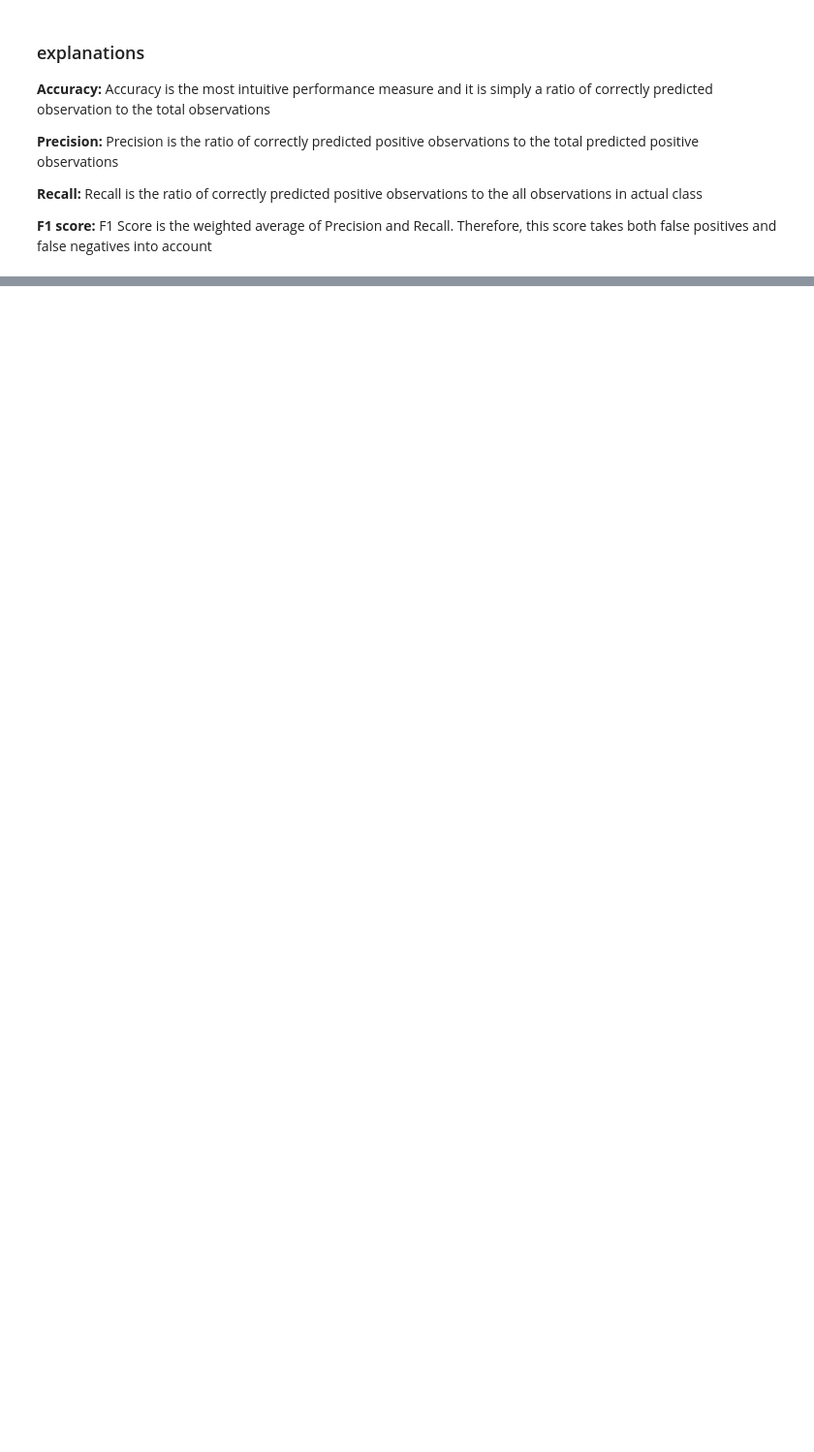
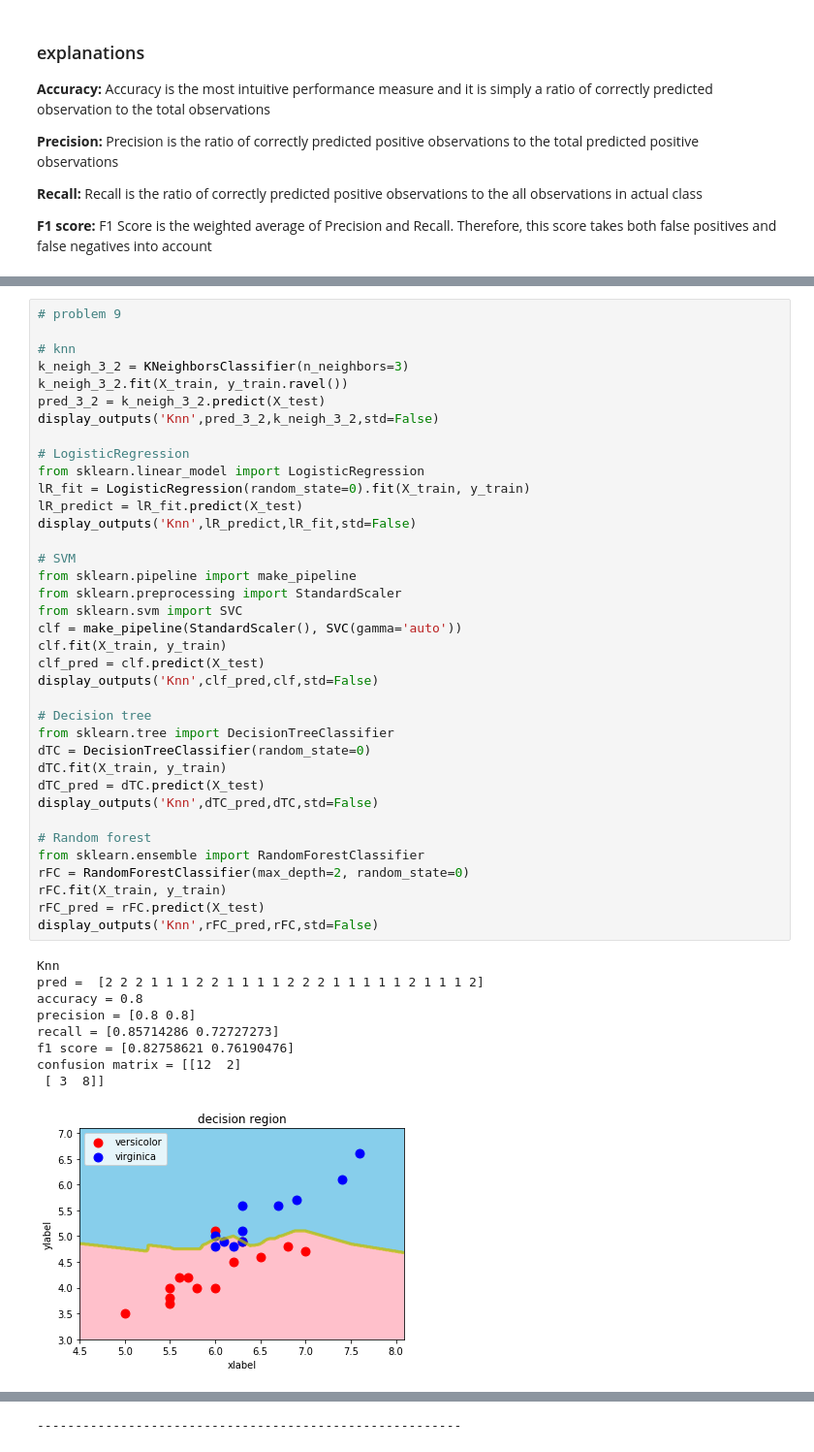
Before and after one commit to cedjustin/AI, a Jupyter notebook: week4preclass1.ipynb, the cells around one changed output, grey strips where cells are left out. Shown at 97% size. Cells and saved outputs as stored; diff of their text form; blank space fills up the shorter version.

```diff
--- a/week4preclass1.ipynb
+++ b/week4preclass1.ipynb
@@ -230,0 +312,47 @@ TypeError: unhashable type: 'numpy.ndarray'
+# %%
+# problem 9
+
+# knn
+k_neigh_3_2 = KNeighborsClassifier(n_neighbors=3)
+k_neigh_3_2.fit(X_train, y_train.ravel())
+pred_3_2 = k_neigh_3_2.predict(X_test)
+display_outputs('Knn',pred_3_2,k_neigh_3_2,std=False)
+
+# LogisticRegression
+from sklearn.linear_model import LogisticRegression
+lR_fit = LogisticRegression(random_state=0).fit(X_train, y_train)
+lR_predict = lR_fit.predict(X_test)
+display_outputs('Knn',lR_predict,lR_fit,std=False)
+
+# SVM
+from sklearn.pipeline import make_pipeline
+from sklearn.preprocessing import StandardScaler
+from sklearn.svm import SVC
+clf = make_pipeline(StandardScaler(), SVC(gamma='auto'))
+clf.fit(X_train, y_train)
+clf_pred = clf.predict(X_test)
+display_outputs('Knn',clf_pred,clf,std=False)
+
+# Decision tree
+from sklearn.tree import DecisionTreeClassifier
+dTC = DecisionTreeClassifier(random_state=0)
+dTC.fit(X_train, y_train)
+dTC_pred = dTC.predict(X_test)
+display_outputs('Knn',dTC_pred,dTC,std=False)
+
+# Random forest
+from sklearn.ensemble import RandomForestClassifier
+rFC = RandomForestClassifier(max_depth=2, random_state=0)
+rFC.fit(X_train, y_train)
+rFC_pred = rFC.predict(X_test)
+display_outputs('Knn',rFC_pred,rFC,std=False)
+# %% [output]
+Knn
+pred =  [2 2 2 1 1 1 2 2 1 1 1 1 2 2 2 1 1 1 1 1 2 1 1 1 2]
+accuracy = 0.8
+precision = [0.8 0.8]
+recall = [0.85714286 0.72727273]
+f1 score = [0.82758621 0.76190476]
+confusion matrix = [[12  2]
+ [ 3  8]]
+[figure, added]
@@ -230,0 +399 @@ TypeError: unhashable type: 'numpy.ndarray'
+--------------------------------------------------------
```
Also changed, not shown: parts of 11 cells of this notebook.
